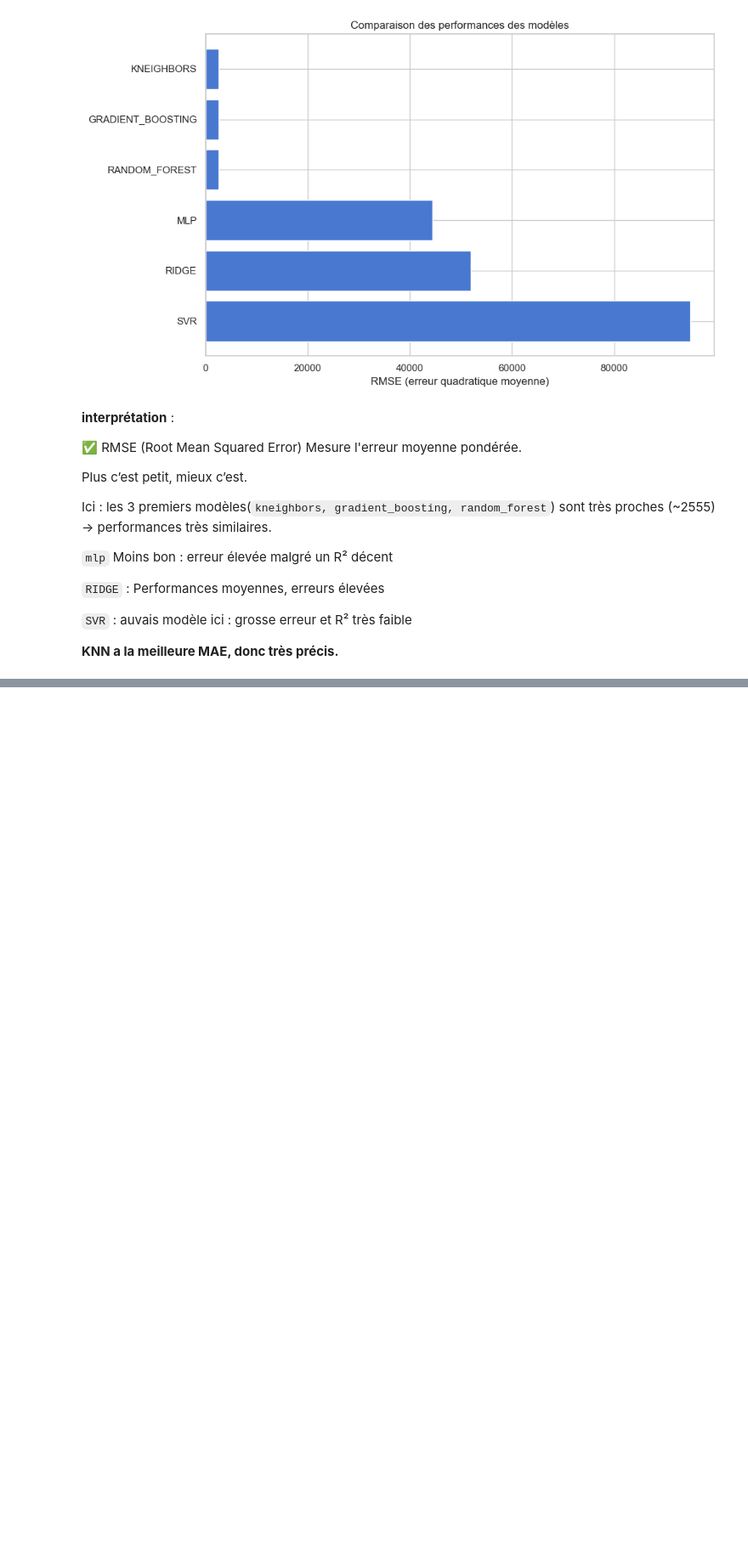
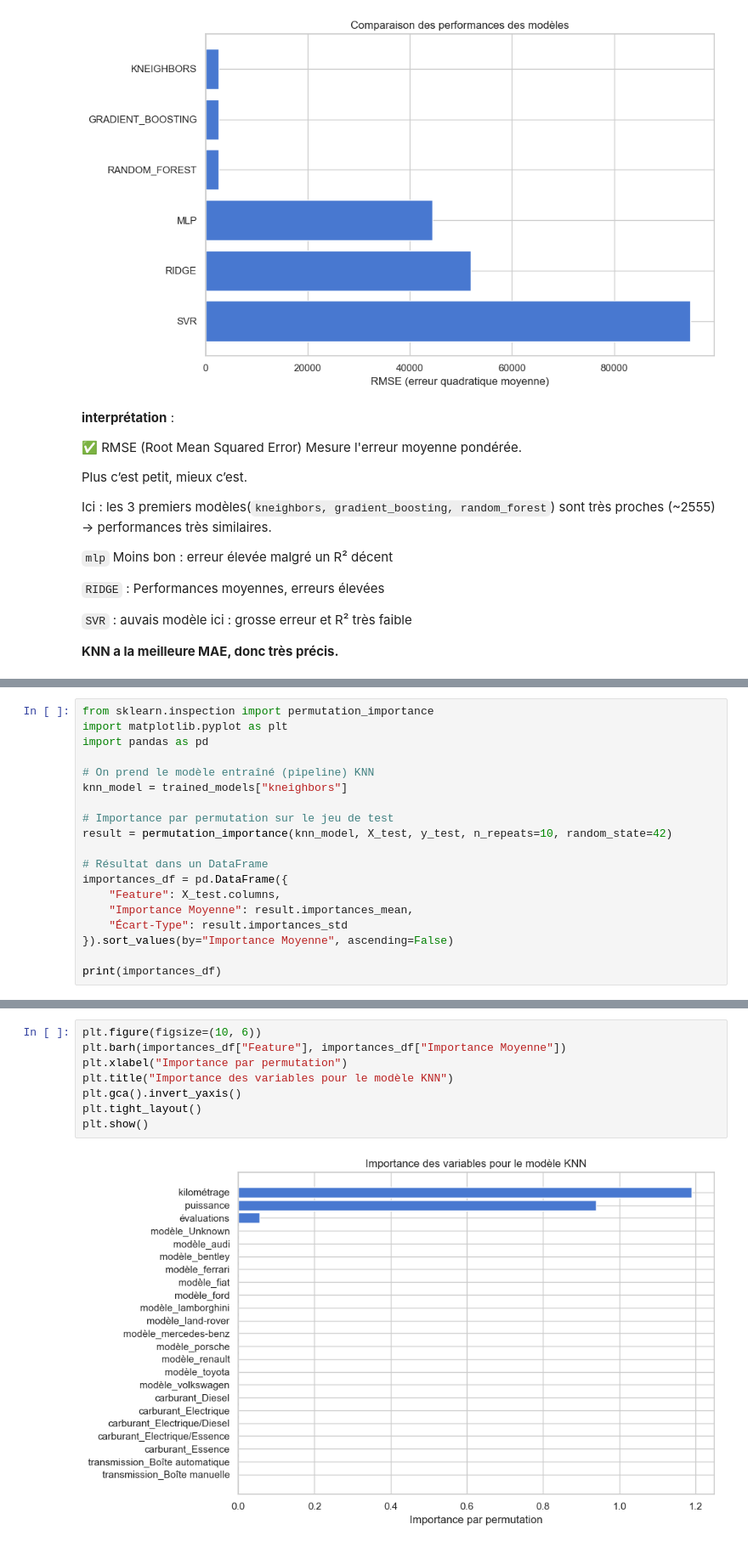
Before and after one commit to nazif96/Car-price, a Jupyter notebook: ML.ipynb, the cells around one changed output, grey strips where cells are left out. Shown at 85% size. Drawn from its saved outputs; the diff is of its cells as text; blank space fills up the shorter version.

```diff
--- a/ML.ipynb
+++ b/ML.ipynb
@@ -278,0 +298,19 @@ Ici : les 3 premiers modèles(`kneighbors, gradient_boosting, random_forest`) so
+# %%
+from sklearn.inspection import permutation_importance
+import matplotlib.pyplot as plt
+import pandas as pd
+
+# On prend le modèle entraîné (pipeline) KNN
+knn_model = trained_models["kneighbors"]
+
+# Importance par permutation sur le jeu de test
+result = permutation_importance(knn_model, X_test, y_test, n_repeats=10, random_state=42)
+
+# Résultat dans un DataFrame
+importances_df = pd.DataFrame({
+    "Feature": X_test.columns,
+    "Importance Moyenne": result.importances_mean,
+    "Écart-Type": result.importances_std
+}).sort_values(by="Importance Moyenne", ascending=False)
+
+print(importances_df)
@@ -278,0 +335,10 @@ Ici : les 3 premiers modèles(`kneighbors, gradient_boosting, random_forest`) so
+# %%
+plt.figure(figsize=(10, 6))
+plt.barh(importances_df["Feature"], importances_df["Importance Moyenne"])
+plt.xlabel("Importance par permutation")
+plt.title("Importance des variables pour le modèle KNN")
+plt.gca().invert_yaxis()
+plt.tight_layout()
+plt.show()
+# %% [output]
+[figure, added]
```
Also changed, not shown: parts of 10 cells of this notebook, 4 other files.
